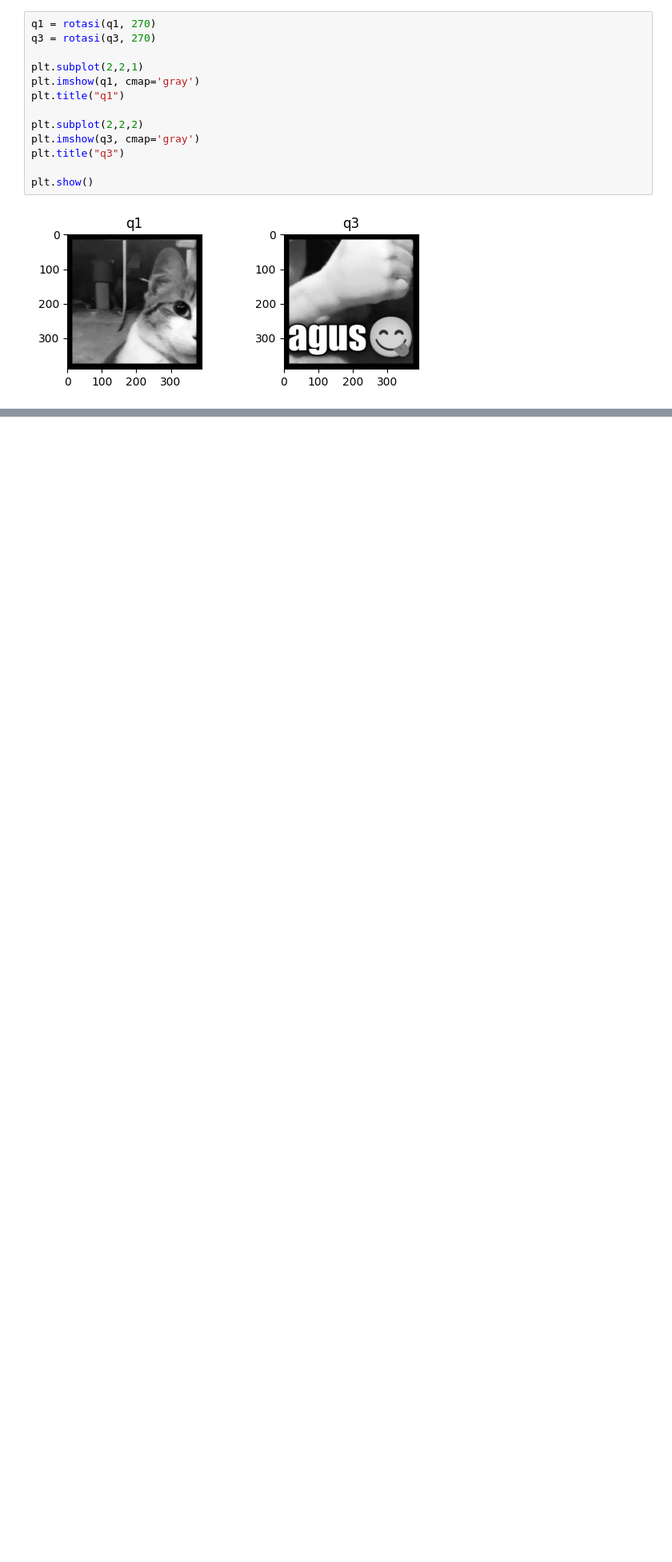
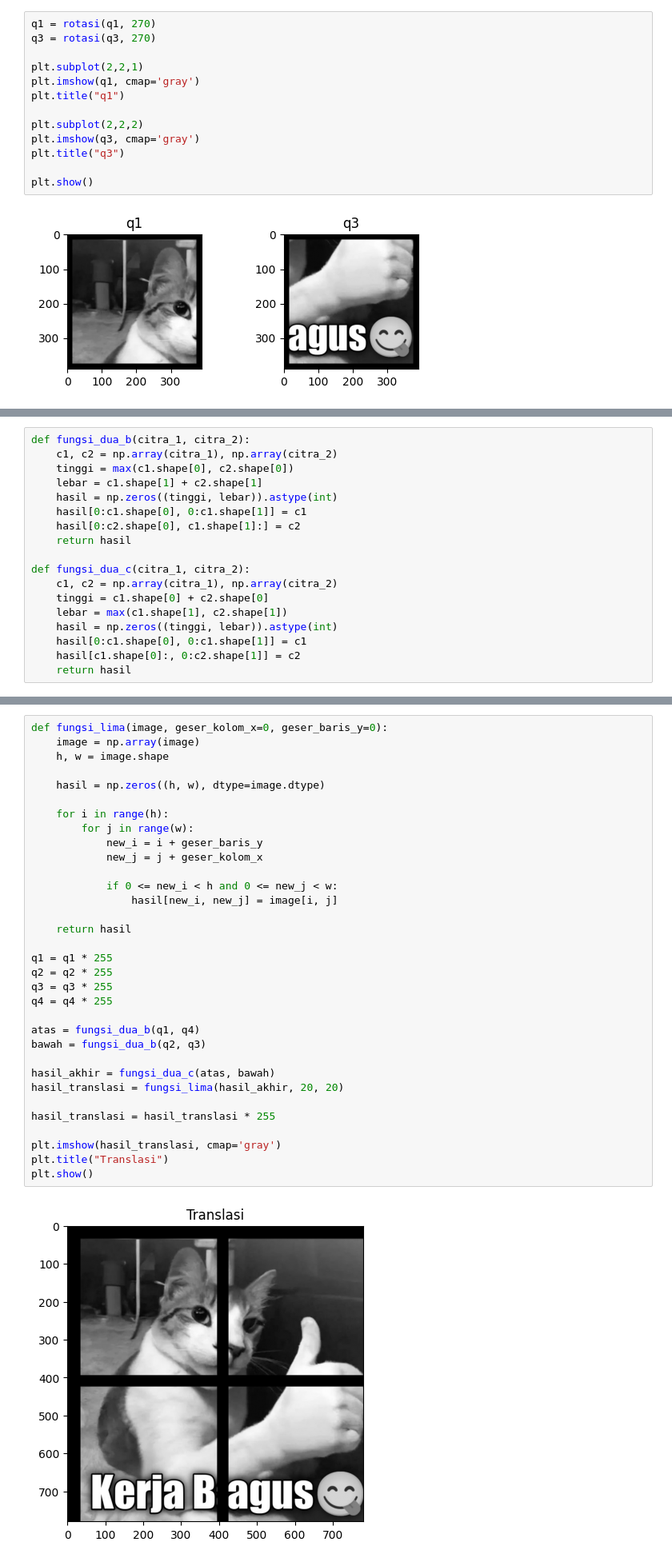
Before and after one commit to praktikum-pcd-2026/kelompok6-jurnal-modul-1-IniYoga, a Jupyter notebook: modul1.ipynb, the cells around one changed output, grey strips where cells are left out. Shown at 80% size. Saved outputs shown, nothing was run; the diff lists cells and outputs as text; blank space fills up the shorter version.

```diff
--- a/modul1.ipynb
+++ b/modul1.ipynb
@@ -131,0 +144,18 @@ plt.show()
+# %%
+def fungsi_dua_b(citra_1, citra_2):
+    c1, c2 = np.array(citra_1), np.array(citra_2)
+    tinggi = max(c1.shape[0], c2.shape[0])
+    lebar = c1.shape[1] + c2.shape[1]
+    hasil = np.zeros((tinggi, lebar)).astype(int)
+    hasil[0:c1.shape[0], 0:c1.shape[1]] = c1
+    hasil[0:c2.shape[0], c1.shape[1]:] = c2
+    return hasil
+
+def fungsi_dua_c(citra_1, citra_2):
+    c1, c2 = np.array(citra_1), np.array(citra_2)
+    tinggi = c1.shape[0] + c2.shape[0]
+    lebar = max(c1.shape[1], c2.shape[1])
+    hasil = np.zeros((tinggi, lebar)).astype(int)
+    hasil[0:c1.shape[0], 0:c1.shape[1]] = c1
+    hasil[c1.shape[0]:, 0:c2.shape[1]] = c2
+    return hasil
@@ -131,0 +166,35 @@ plt.show()
+# %%
+def fungsi_lima(image, geser_kolom_x=0, geser_baris_y=0):
+    image = np.array(image)
+    h, w = image.shape
+
+    hasil = np.zeros((h, w), dtype=image.dtype)
+
+    for i in range(h):
+        for j in range(w):
+            new_i = i + geser_baris_y
+            new_j = j + geser_kolom_x
+
+            if 0 <= new_i < h and 0 <= new_j < w:
+                hasil[new_i, new_j] = image[i, j]
+
+    return hasil
+
+q1 = q1 * 255
+q2 = q2 * 255
+q3 = q3 * 255
+q4 = q4 * 255
+
+atas = fungsi_dua_b(q1, q4)
+bawah = fungsi_dua_b(q2, q3)
+
+hasil_akhir = fungsi_dua_c(atas, bawah)
+hasil_translasi = fungsi_lima(hasil_akhir, 20, 20)
+
+hasil_translasi = hasil_translasi * 255
+
+plt.imshow(hasil_translasi, cmap='gray')
+plt.title("Translasi")
+plt.show()
+# %% [output]
+[figure, added]
```
Also changed, not shown: parts of 14 cells of this notebook.
